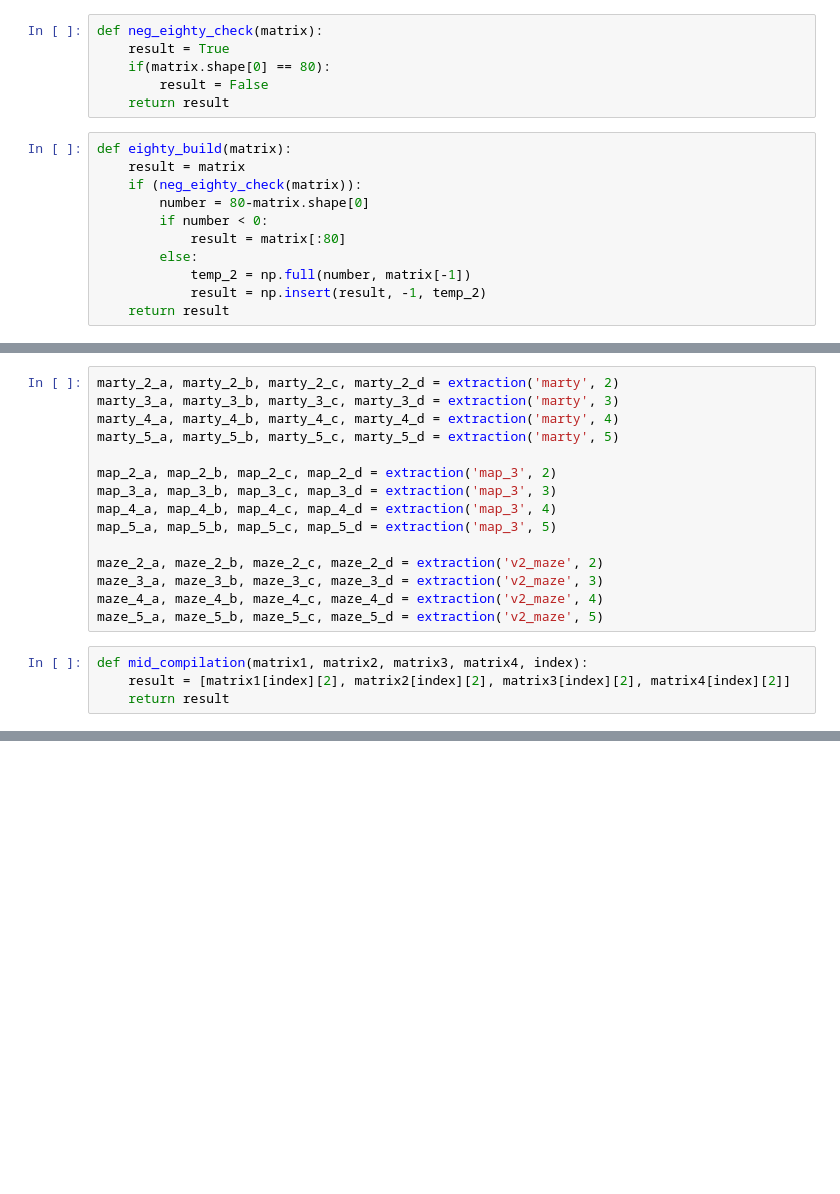
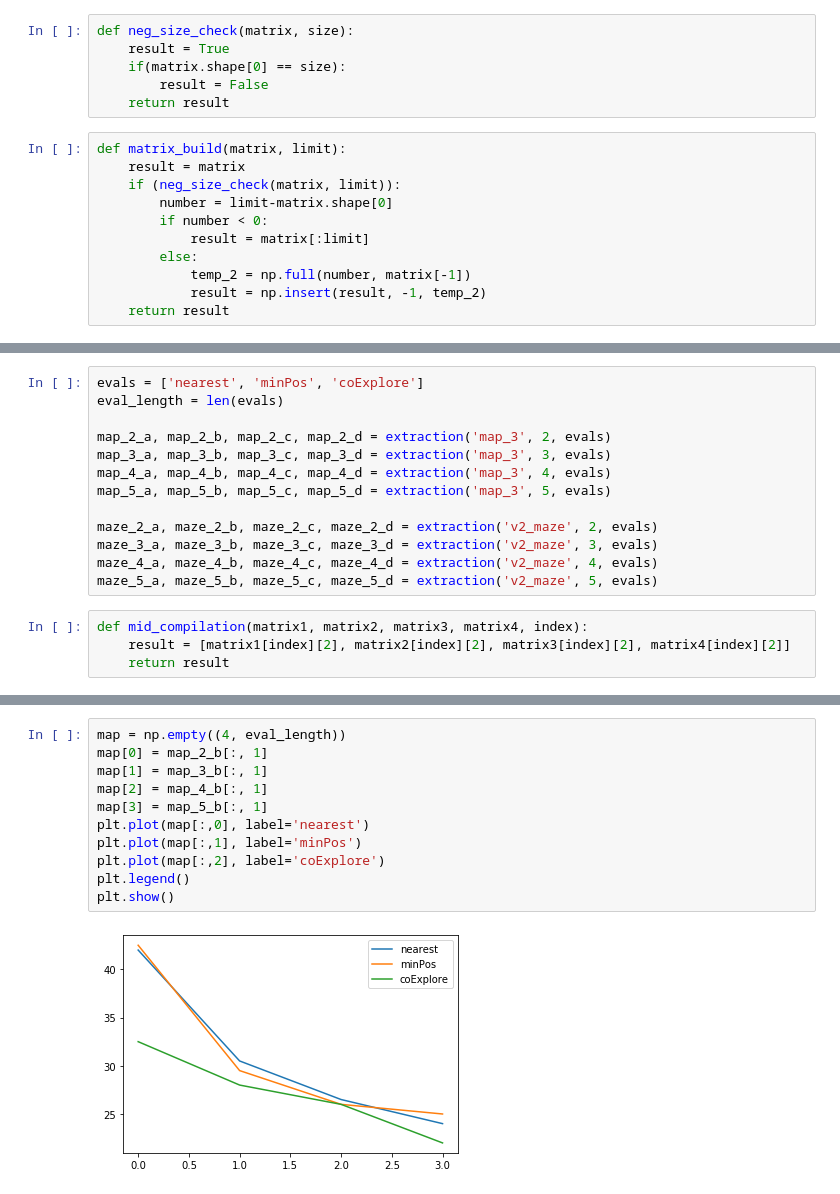
Before and after one commit to Icheler/coExplore, a Jupyter notebook: eval_2.ipynb, the cells around one changed output, grey strips where cells are left out. Saved outputs shown, nothing was run; the diff lists cells and outputs as text; blank space fills up the shorter version.

Commit message:
blacklist, eval, worlds updates

```diff
--- a/eval_2.ipynb
+++ b/eval_2.ipynb
@@ -10,18 +10,18 @@ def read_text_file(file_path):
     with open(file_path, 'r') as f:
         return f.read()
 # %%
-def neg_eighty_check(matrix):
+def neg_size_check(matrix, size):
     result = True
-    if(matrix.shape[0] == 80):
+    if(matrix.shape[0] == size):
         result = False
     return result
 # %%
-def eighty_build(matrix):
+def matrix_build(matrix, limit):
     result = matrix
-    if (neg_eighty_check(matrix)):
-        number = 80-matrix.shape[0]
+    if (neg_size_check(matrix, limit)):
+        number = limit-matrix.shape[0]
         if number < 0:
-            result = matrix[:80]
+            result = matrix[:limit]
         else:
             temp_2 = np.full(number, matrix[-1])
             result = np.insert(result, -1, temp_2)
@@ -226,18 +186,16 @@ def extraction(map_name, robot_num, eval_lower=1, eval_upper=-1):
 # %%
-marty_2_a, marty_2_b, marty_2_c, marty_2_d = extraction('marty', 2)
-marty_3_a, marty_3_b, marty_3_c, marty_3_d = extraction('marty', 3)
-marty_4_a, marty_4_b, marty_4_c, marty_4_d = extraction('marty', 4)
-marty_5_a, marty_5_b, marty_5_c, marty_5_d = extraction('marty', 5)
+evals = ['nearest', 'minPos', 'coExplore']
+eval_length = len(evals)
 
-map_2_a, map_2_b, map_2_c, map_2_d = extraction('map_3', 2)
-map_3_a, map_3_b, map_3_c, map_3_d = extraction('map_3', 3)
-map_4_a, map_4_b, map_4_c, map_4_d = extraction('map_3', 4)
-map_5_a, map_5_b, map_5_c, map_5_d = extraction('map_3', 5)
+map_2_a, map_2_b, map_2_c, map_2_d = extraction('map_3', 2, evals)
+map_3_a, map_3_b, map_3_c, map_3_d = extraction('map_3', 3, evals)
+map_4_a, map_4_b, map_4_c, map_4_d = extraction('map_3', 4, evals)
+map_5_a, map_5_b, map_5_c, map_5_d = extraction('map_3', 5, evals)
 
-maze_2_a, maze_2_b, maze_2_c, maze_2_d = extraction('v2_maze', 2)
-maze_3_a, maze_3_b, maze_3_c, maze_3_d = extraction('v2_maze', 3)
-maze_4_a, maze_4_b, maze_4_c, maze_4_d = extraction('v2_maze', 4)
-maze_5_a, maze_5_b, maze_5_c, maze_5_d = extraction('v2_maze', 5)
+maze_2_a, maze_2_b, maze_2_c, maze_2_d = extraction('v2_maze', 2, evals)
+maze_3_a, maze_3_b, maze_3_c, maze_3_d = extraction('v2_maze', 3, evals)
+maze_4_a, maze_4_b, maze_4_c, maze_4_d = extraction('v2_maze', 4, evals)
+maze_5_a, maze_5_b, maze_5_c, maze_5_d = extraction('v2_maze', 5, evals)
 # %%
 def mid_compilation(matrix1, matrix2, matrix3, matrix4, index):
     result = [matrix1[index][2], matrix2[index][2], matrix3[index][2], matrix4[index][2]]
@@ -292,0 +215,13 @@ plt.show()
+# %%
+map = np.empty((4, eval_length))
+map[0] = map_2_b[:, 1]
+map[1] = map_3_b[:, 1]
+map[2] = map_4_b[:, 1]
+map[3] = map_5_b[:, 1]
+plt.plot(map[:,0], label='nearest')
+plt.plot(map[:,1], label='minPos')
+plt.plot(map[:,2], label='coExplore')
+plt.legend()
+plt.show()
+# %% [output]
+[figure, added]
```
Also changed, not shown: parts of 10 cells of this notebook, 8 other files.
